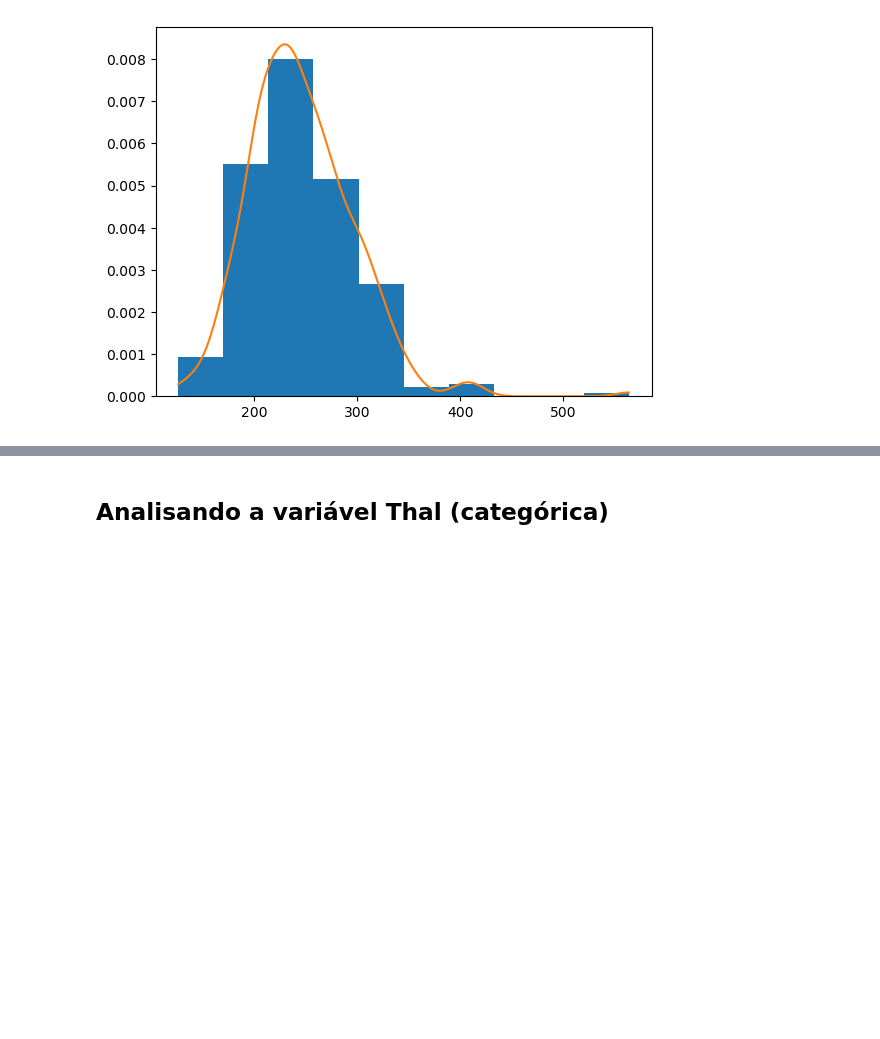
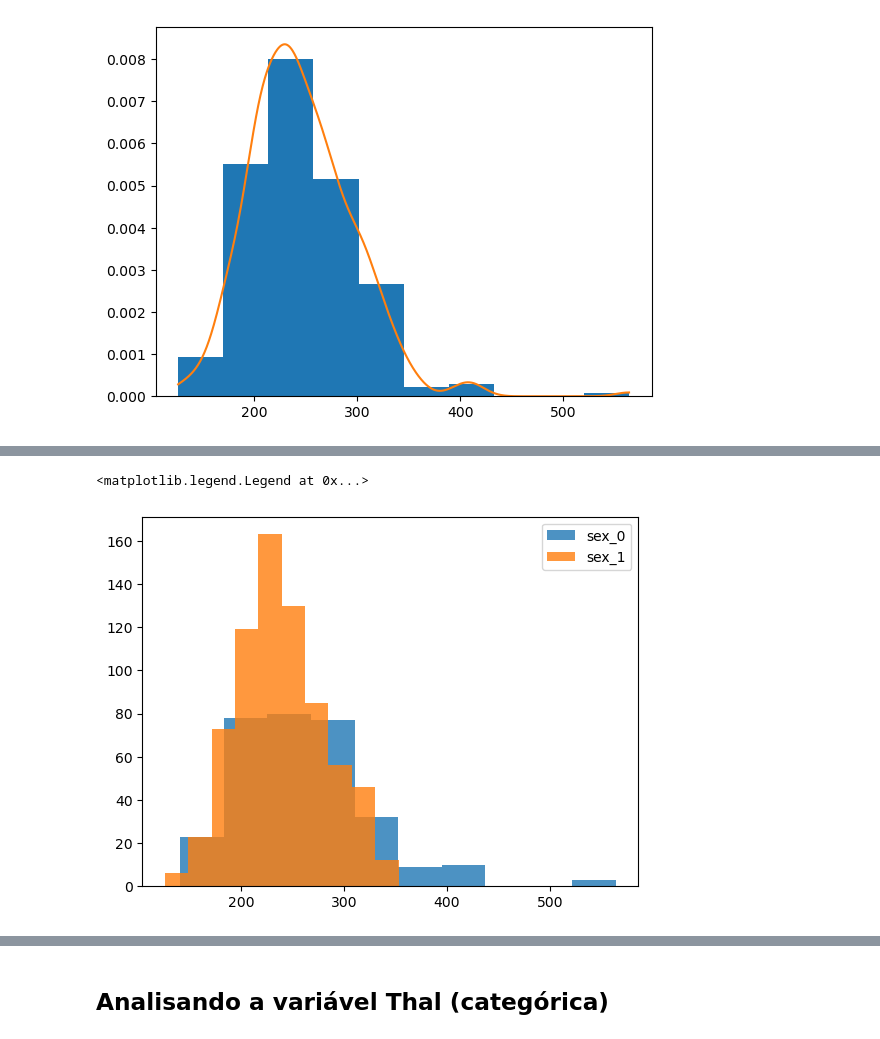
Before and after one commit to leandroneckel/aulas_data_science, a Jupyter notebook: Notebooks/Unidade 1/analise01.ipynb, the cells around one changed output, grey strips where cells are left out. Drawn from its saved outputs; the diff is of its cells as text; code cells hidden in the pictures; blank space fills up the shorter version.

```diff
--- a/Notebooks/Unidade 1/analise01.ipynb
+++ b/Notebooks/Unidade 1/analise01.ipynb
@@ -155,0 +194,3 @@ plt.plot(x,densidade(x))
+# %%
+sex_0 = dados[dados.sex==0]
+sex_1 = dados[dados.sex==1]
@@ -155,0 +221,8 @@ plt.plot(x,densidade(x))
+# %%
+
+plt.hist(sex_0.chol,alpha = 0.8)
+plt.hist(sex_1.chol,alpha = 0.8)
+plt.legend(['sex_0','sex_1'])
+# %% [output]
+<matplotlib.legend.Legend at 0x...>
+[figure, added]
```
Also changed, not shown: parts of 12 cells of this notebook, 1 other file.
